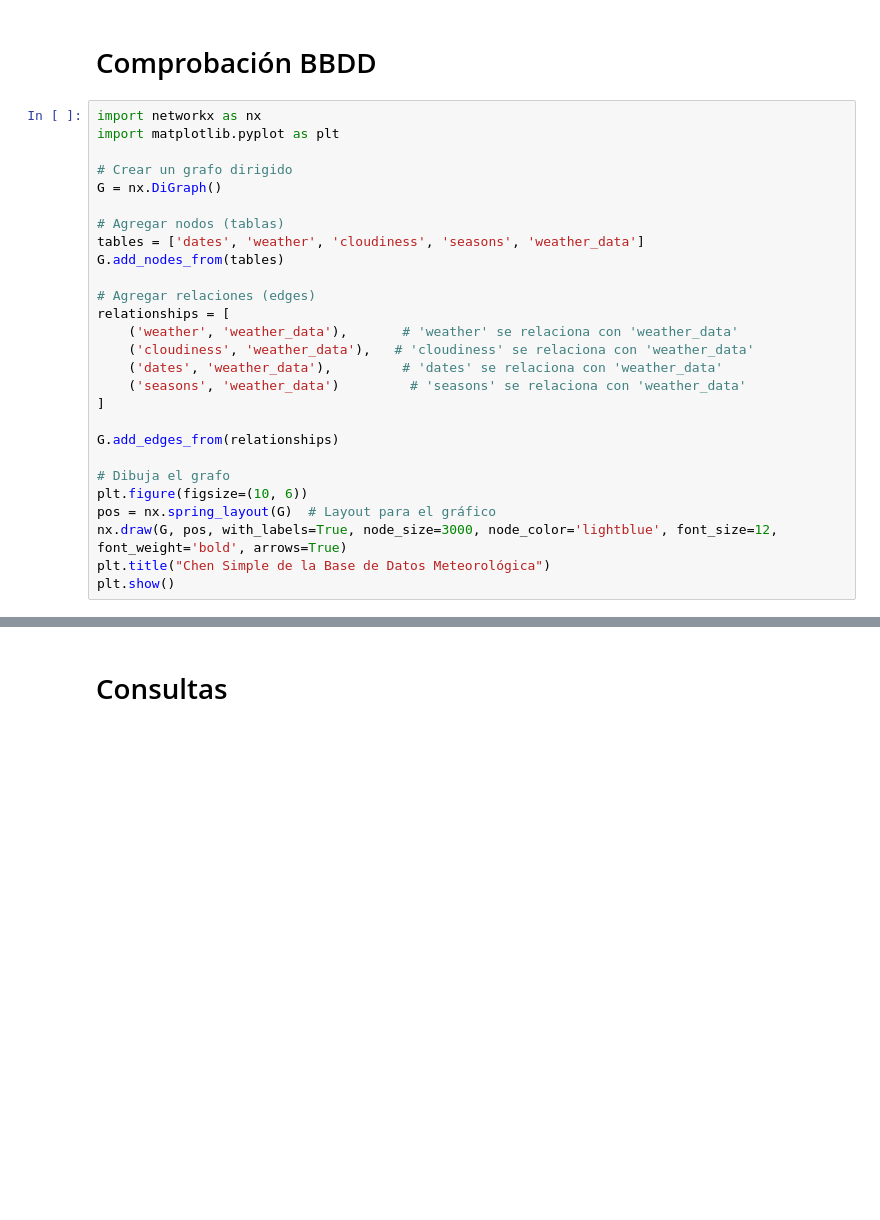
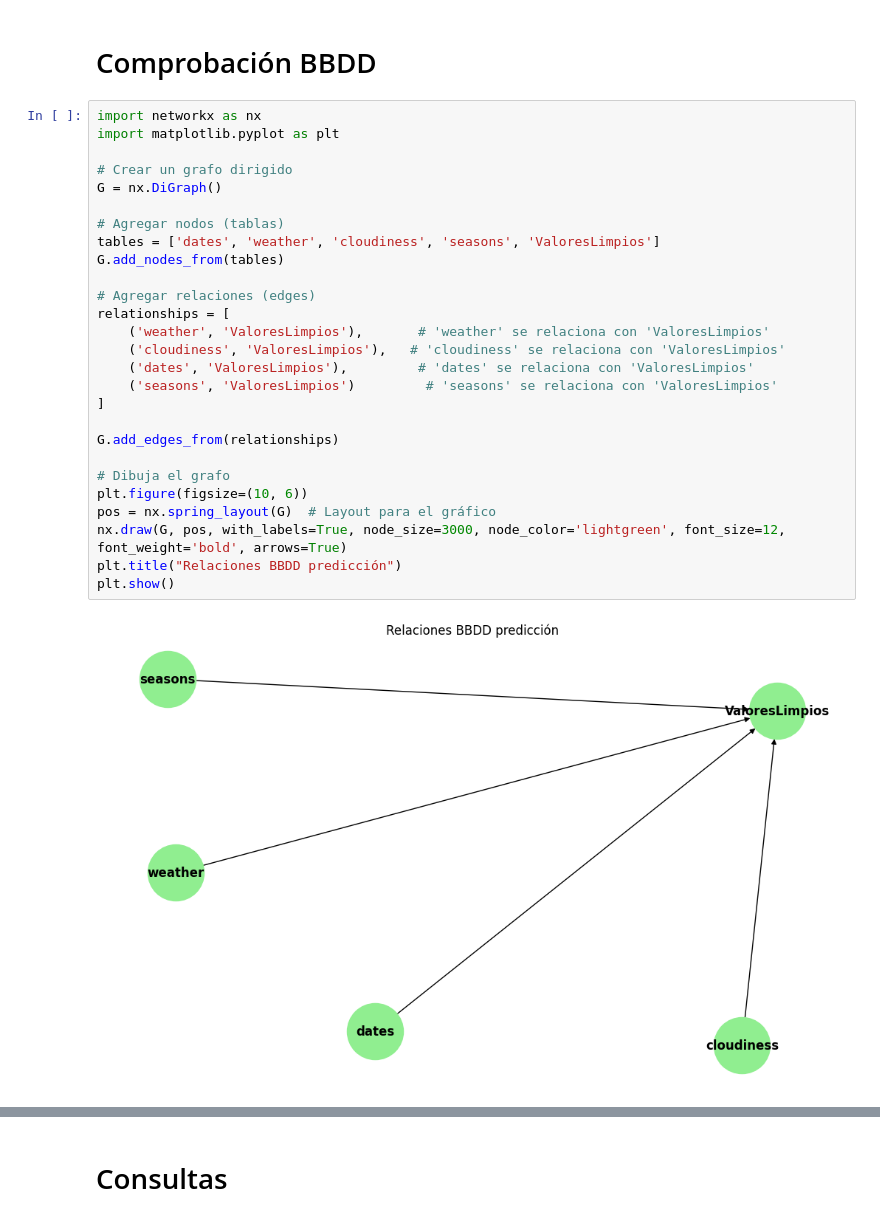
Before and after one commit to Dekiuv/PrediccionMeteo, a Jupyter notebook: GeneraciónBBDD.ipynb, the cells around one changed output, grey strips where cells are left out. Drawn from its saved outputs; the diff is of its cells as text; blank space fills up the shorter version.

```diff
--- a/GeneraciónBBDD.ipynb
+++ b/GeneraciónBBDD.ipynb
@@ -476,27 +482,29 @@ conn.commit()
 # %%
 import networkx as nx
 import matplotlib.pyplot as plt
 
 # Crear un grafo dirigido
 G = nx.DiGraph()
 
 # Agregar nodos (tablas)
-tables = ['dates', 'weather', 'cloudiness', 'seasons', 'weather_data']
+tables = ['dates', 'weather', 'cloudiness', 'seasons', 'ValoresLimpios']
 G.add_nodes_from(tables)
 
 # Agregar relaciones (edges)
 relationships = [
-    ('weather', 'weather_data'),       # 'weather' se relaciona con 'weather_data'
-    ('cloudiness', 'weather_data'),   # 'cloudiness' se relaciona con 'weather_data'
-    ('dates', 'weather_data'),         # 'dates' se relaciona con 'weather_data'
-    ('seasons', 'weather_data')         # 'seasons' se relaciona con 'weather_data'
+    ('weather', 'ValoresLimpios'),       # 'weather' se relaciona con 'ValoresLimpios'
+    ('cloudiness', 'ValoresLimpios'),   # 'cloudiness' se relaciona con 'ValoresLimpios'
+    ('dates', 'ValoresLimpios'),         # 'dates' se relaciona con 'ValoresLimpios'
+    ('seasons', 'ValoresLimpios')         # 'seasons' se relaciona con 'ValoresLimpios'
 ]
 
 G.add_edges_from(relationships)
 
 # Dibuja el grafo
 plt.figure(figsize=(10, 6))
 pos = nx.spring_layout(G)  # Layout para el gráfico
-nx.draw(G, pos, with_labels=True, node_size=3000, node_color='lightblue', font_size=12, font_weight='bold', arrows=True)
-plt.title("Chen Simple de la Base de Datos Meteorológica")
+nx.draw(G, pos, with_labels=True, node_size=3000, node_color='lightgreen', font_size=12, font_weight='bold', arrows=True)
+plt.title("Relaciones BBDD predicción")
 plt.show()
+# %% [output]
+[figure, added]
```
Also changed, not shown: parts of 16 cells of this notebook, 9 other files.
